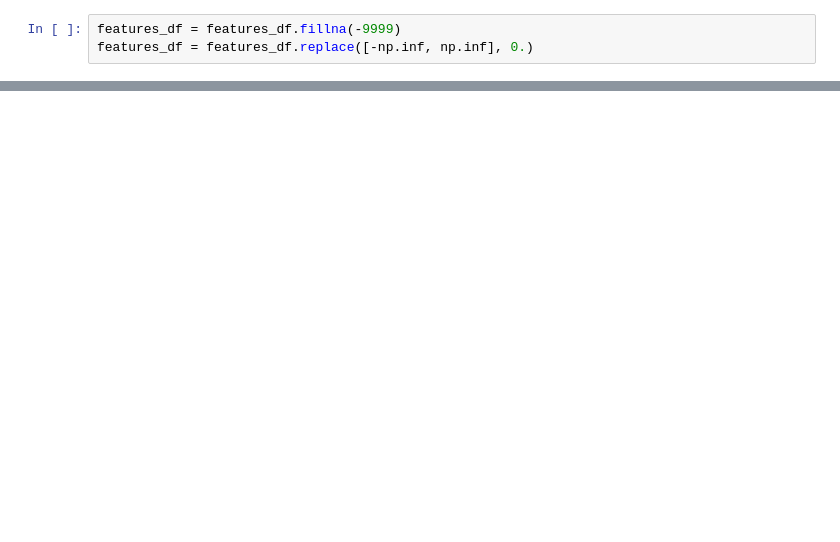
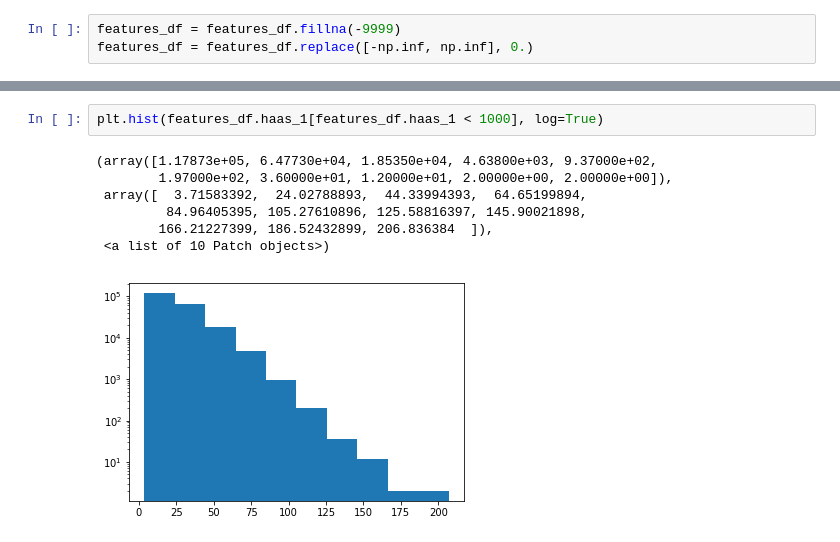
Before and after one commit to florpi/GaHaCo, a Jupyter notebook: notebooks/Correlations.ipynb, the cells around one changed output, grey strips where cells are left out. Cells and saved outputs as stored; diff of their text form; blank space fills up the shorter version.

```diff
--- a/notebooks/Correlations.ipynb
+++ b/notebooks/Correlations.ipynb
@@ -44,0 +246,10 @@ uncorrelated_df = select_uncorrelated_features(features_df, gini_importances)
+# %%
+plt.hist(features_df.haas_1[features_df.haas_1 < 1000], log=True)
+# %% [output]
+(array([1.17873e+05, 6.47730e+04, 1.85350e+04, 4.63800e+03, 9.37000e+02,
+        1.97000e+02, 3.60000e+01, 1.20000e+01, 2.00000e+00, 2.00000e+00]),
+ array([  3.71583392,  24.02788893,  44.33994393,  64.65199894,
+         84.96405395, 105.27610896, 125.58816397, 145.90021898,
+        166.21227399, 186.52432899, 206.836384  ]),
+ <a list of 10 Patch objects>)
+[figure, added]
```
Also changed, not shown: parts of 31 cells of this notebook, 5 other files.
